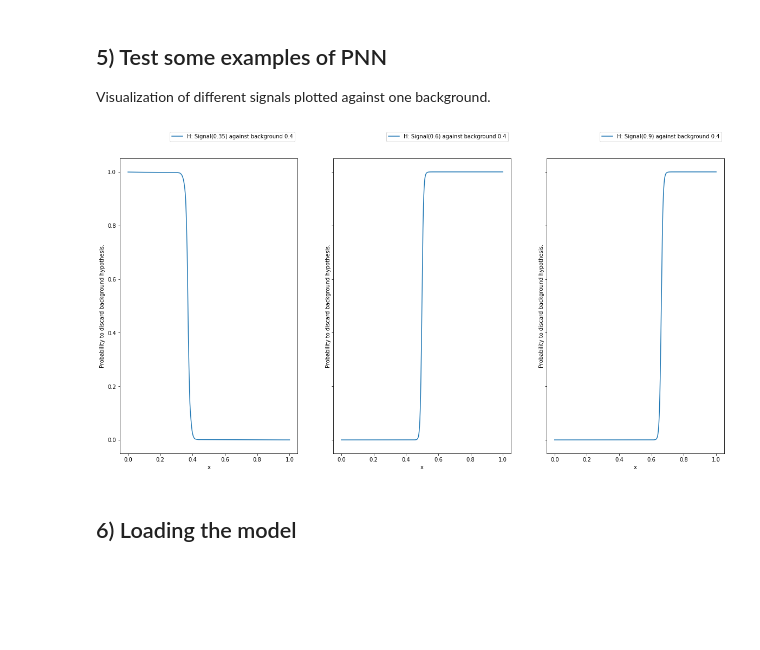
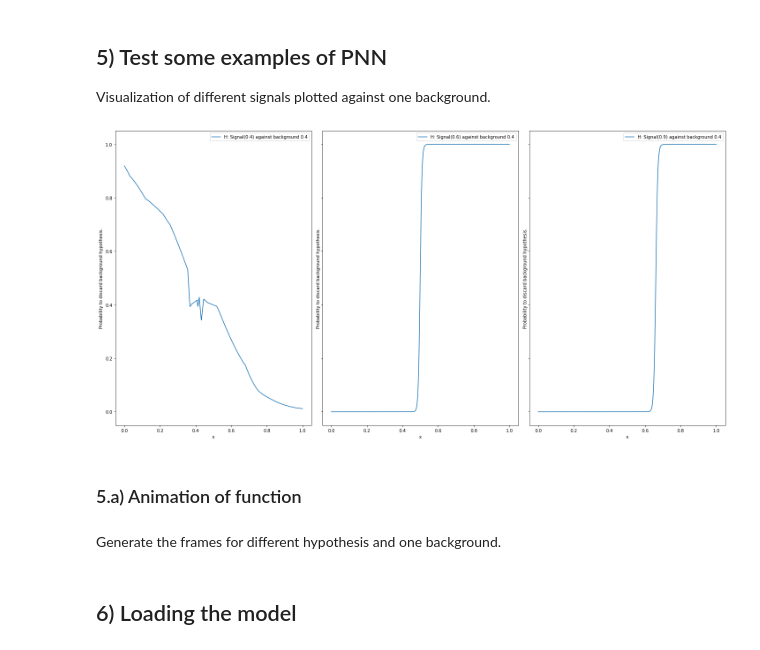
Before and after one commit to leonrenn/datascience_seminar, a Jupyter notebook: ParameterizedNeuralNetwork/PNN_1d.ipynb, the cells around one changed output. Cells and saved outputs as stored; diff of their text form; code cells hidden in the pictures; blank space fills up the shorter version.

```diff
--- a/ParameterizedNeuralNetwork/PNN_1d.ipynb
+++ b/ParameterizedNeuralNetwork/PNN_1d.ipynb
@@ -221,7 +221,7 @@ x_range = np.linspace(0.00, 1.00, 1000)
 
 # background and signals
 bg = 0.400
-signals = [0.35, 0.600, 0.900]
+signals = [0.4, 0.600, 0.900]
 
 # different subplots for the results
 fig, axes = plt.subplots(ncols=len(signals), sharey=True)
@@ -229,32 +229,36 @@ fig.set_figheight(10)
 fig.set_figwidth(20)
 
 # iterating through the binary classification processes
 
 for signal_idx, signal in enumerate(signals):
 
     # generating background and hypothesis
     hypothesis = np.ones_like(x_range) * signal
     background = np.ones_like(x_range) * bg
 
     # creation data vector for the PNN
     data = np.empty((1000, 3))
     data[:, 0] = x_range
     data[:, 1] = background
     data[:, 2] = hypothesis
 
     # pushing to tensor format
     data_tensor = torch.tensor(data).float()
 
     # model evaluation
     res = model(data_tensor).detach().numpy()
 
 
     axes[signal_idx].plot(x_range, res, label=f"H: Signal({signal}) against background {bg}")
     axes[signal_idx].set_ylabel("Probability to discard background hypothesis.")
-    axes[signal_idx].legend(bbox_to_anchor=(1, 1.1))
+    axes[signal_idx].legend()
     axes[signal_idx].set_xlabel("x")
 
 
 plt.show()
 # %% [output]
-[figure, old version]
+[figure, new version]
+# %% [markdown]
+### 5.a) Animation of function
+# %% [markdown]
+Generate the frames for different hypothesis and one background.
```
Also changed, not shown: parts of 2 cells of this notebook, 3 other files.
